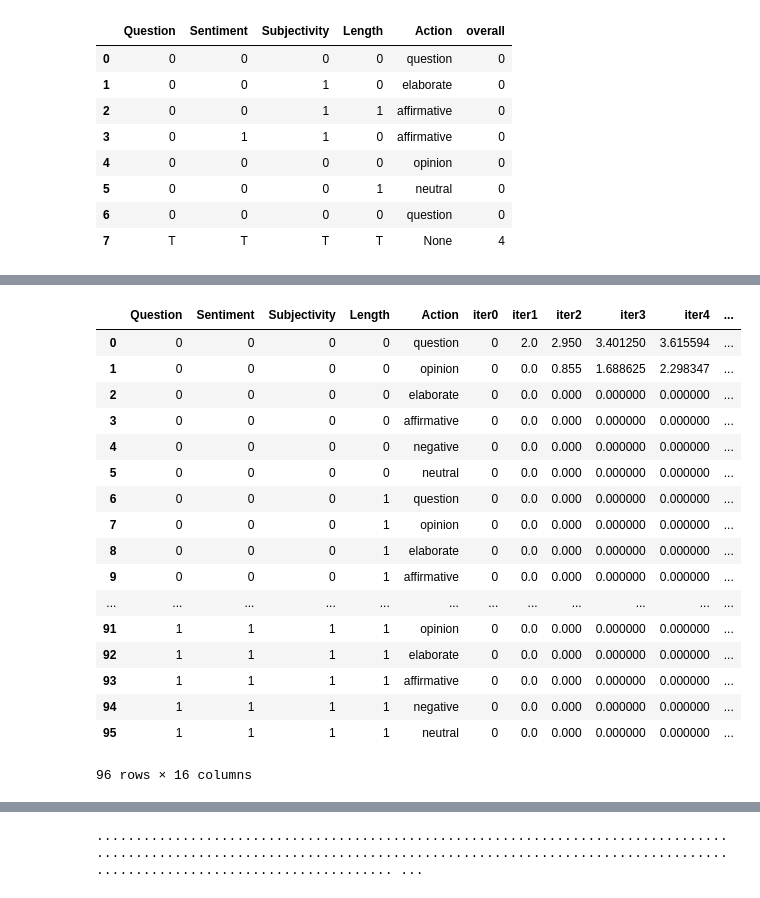
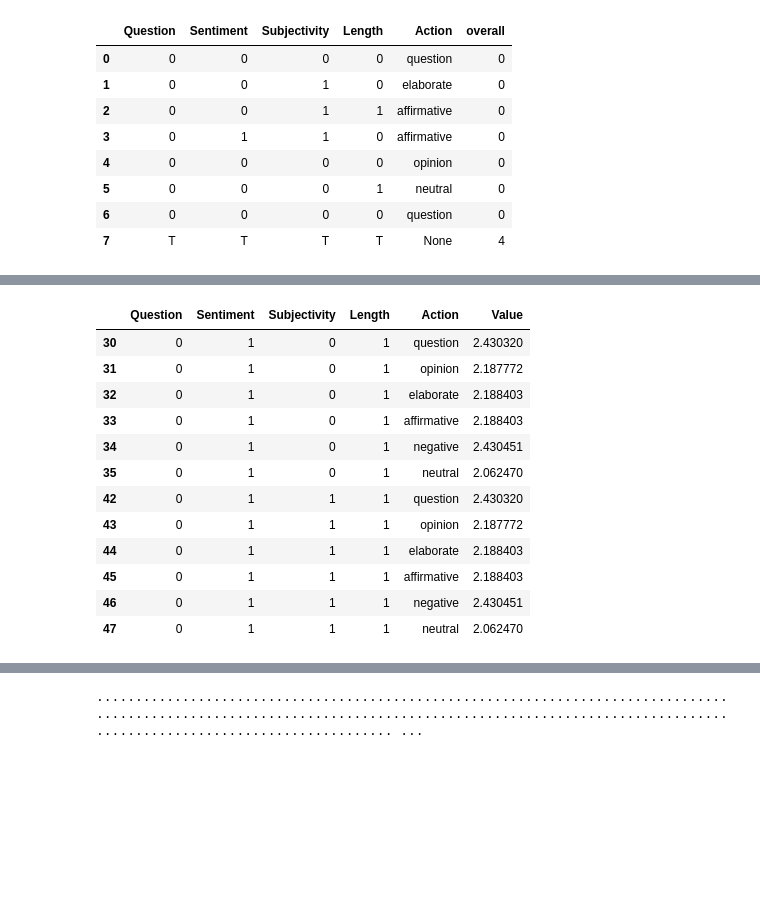
Before and after one commit to MollyZhang/Reinforcement_learning_NLP, a Jupyter notebook: molly/Q_learning.ipynb, the cells around one changed output, grey strips where cells are left out. Drawn from its saved outputs; the diff is of its cells as text; code cells hidden in the pictures; blank space fills up the shorter version.

```diff
--- a/molly/Q_learning.ipynb
+++ b/molly/Q_learning.ipynb
@@ -385,21 +364,16 @@ all_RL.q
-# %%
-q_mid
-# %% [output]
-|  | Question | Sentiment | Subjectivity | Length | Action | iter0 | iter1 | iter2 | iter3 | iter4 | ... |
-| 0 | 0 | 0 | 0 | 0 | question | 0 | 2.0 | 2.950 | 3.401250 | 3.615594 | ... |
-| 1 | 0 | 0 | 0 | 0 | opinion | 0 | 0.0 | 0.855 | 1.688625 | 2.298347 | ... |
-| 2 | 0 | 0 | 0 | 0 | elaborate | 0 | 0.0 | 0.000 | 0.000000 | 0.000000 | ... |
-| 3 | 0 | 0 | 0 | 0 | affirmative | 0 | 0.0 | 0.000 | 0.000000 | 0.000000 | ... |
-| 4 | 0 | 0 | 0 | 0 | negative | 0 | 0.0 | 0.000 | 0.000000 | 0.000000 | ... |
-| 5 | 0 | 0 | 0 | 0 | neutral | 0 | 0.0 | 0.000 | 0.000000 | 0.000000 | ... |
-| 6 | 0 | 0 | 0 | 1 | question | 0 | 0.0 | 0.000 | 0.000000 | 0.000000 | ... |
-| 7 | 0 | 0 | 0 | 1 | opinion | 0 | 0.0 | 0.000 | 0.000000 | 0.000000 | ... |
-| 8 | 0 | 0 | 0 | 1 | elaborate | 0 | 0.0 | 0.000 | 0.000000 | 0.000000 | ... |
-| 9 | 0 | 0 | 0 | 1 | affirmative | 0 | 0.0 | 0.000 | 0.000000 | 0.000000 | ... |
-| ... | ... | ... | ... | ... | ... | ... | ... | ... | ... | ... | ... |
-| 91 | 1 | 1 | 1 | 1 | opinion | 0 | 0.0 | 0.000 | 0.000000 | 0.000000 | ... |
-| 92 | 1 | 1 | 1 | 1 | elaborate | 0 | 0.0 | 0.000 | 0.000000 | 0.000000 | ... |
-| 93 | 1 | 1 | 1 | 1 | affirmative | 0 | 0.0 | 0.000 | 0.000000 | 0.000000 | ... |
-| 94 | 1 | 1 | 1 | 1 | negative | 0 | 0.0 | 0.000 | 0.000000 | 0.000000 | ... |
-| 95 | 1 | 1 | 1 | 1 | neutral | 0 | 0.0 | 0.000 | 0.000000 | 0.000000 | ... |
-96 rows × 16 columns
+# %%
+all_RL.q[(all_RL.q.Question==0) &(all_RL.q.Length==1) & (all_RL.q.Sentiment==1)]
+# %% [output]
+|  | Question | Sentiment | Subjectivity | Length | Action | Value |
+| 30 | 0 | 1 | 0 | 1 | question | 2.430320 |
+| 31 | 0 | 1 | 0 | 1 | opinion | 2.187772 |
+| 32 | 0 | 1 | 0 | 1 | elaborate | 2.188403 |
+| 33 | 0 | 1 | 0 | 1 | affirmative | 2.188403 |
+| 34 | 0 | 1 | 0 | 1 | negative | 2.430451 |
+| 35 | 0 | 1 | 0 | 1 | neutral | 2.062470 |
+| 42 | 0 | 1 | 1 | 1 | question | 2.430320 |
+| 43 | 0 | 1 | 1 | 1 | opinion | 2.187772 |
+| 44 | 0 | 1 | 1 | 1 | elaborate | 2.188403 |
+| 45 | 0 | 1 | 1 | 1 | affirmative | 2.188403 |
+| 46 | 0 | 1 | 1 | 1 | negative | 2.430451 |
+| 47 | 0 | 1 | 1 | 1 | neutral | 2.062470 |
```
Also changed, not shown: parts of 2 cells of this notebook, 1 other file.
